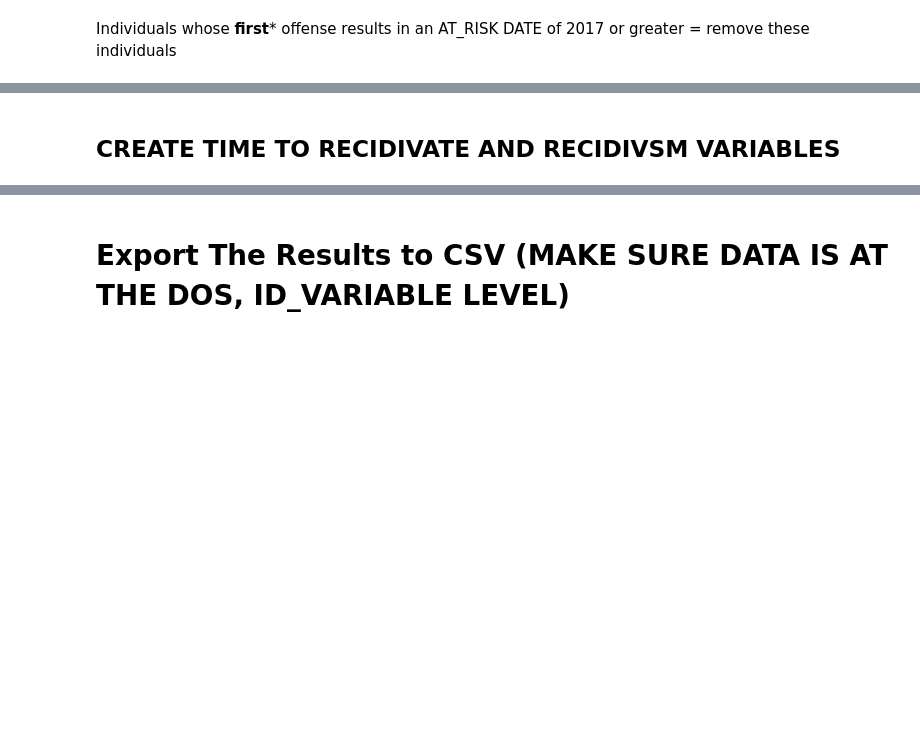
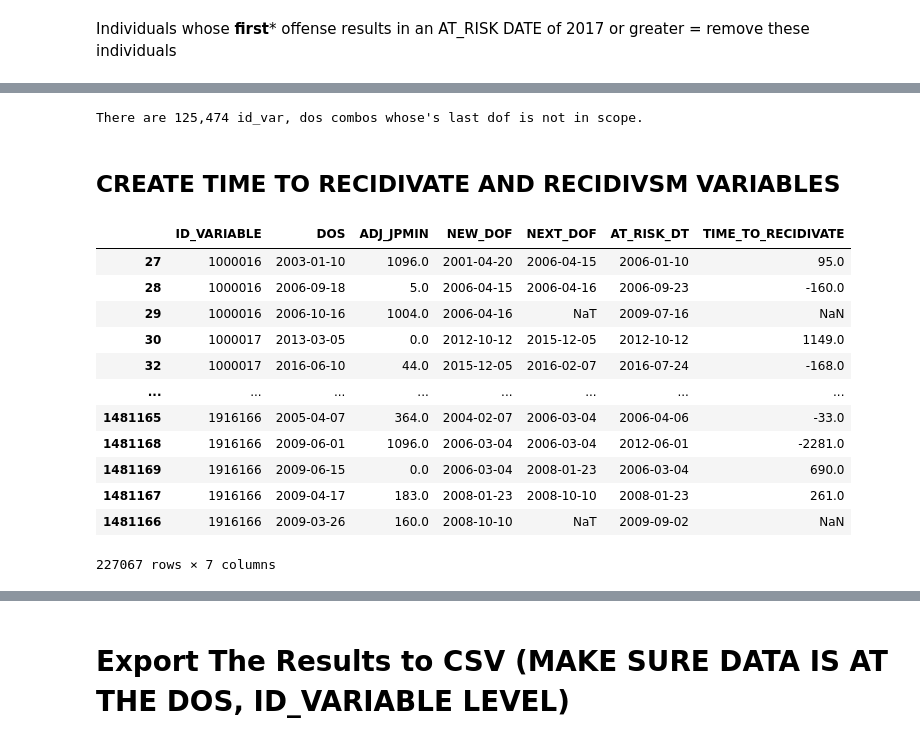
Before and after one commit to aud-z/PA_sentencing, a Jupyter notebook: data_cleaning_pipeline.ipynb, the cells around one changed output, grey strips where cells are left out. Cells and saved outputs as stored; diff of their text form; code cells hidden in the pictures; blank space fills up the shorter version.

```diff
--- a/data_cleaning_pipeline.ipynb
+++ b/data_cleaning_pipeline.ipynb
@@ -429,0 +515,8 @@ just want to remove those whose last next_dof > 2017
+# %%
+df_collapsed["LAST_DOF"] = df_collapsed.loc[df_collapsed["NEXT_DOF"].isnull(), "NEW_DOF"]
+
+#np.where(
+   # df_collapsed['NEXT_DOF'].isnull(), df_collapsed['NEW_DOF'], pd.nan)
+
+
+df_collapsed[["ID_VARIABLE", "DOS", "NEW_DOF", "NEXT_DOF", "LAST_DOF"]]
@@ -430,2 +537,17 @@ just want to remove those whose last next_dof > 2017
+# %%
+#subset the data to only those whose last_dof is before 2017
+before_length = len(df_collapsed)
+
+last_day = pd.to_datetime("2017-01-01")
+
+#subset the dataset to either where the LAST_DOF is null OR LAST_DOF < last_day
+df_collapsed = df_collapsed.loc[(df_collapsed["LAST_DOF"].isnull()) | (df_collapsed["LAST_DOF"] < last_day)]
+
+after_length = len(df_collapsed)
+
+print("There are {:,} id_var, dos combos whose's last dof is not in scope.".format(before_length - after_length))
+df_collapsed[["ID_VARIABLE", "DOS", "NEW_DOF", "NEXT_DOF", "LAST_DOF"]]
+# %% [output]
+There are 125,474 id_var, dos combos whose's last dof is not in scope.
 # %% [markdown]
 ## CREATE TIME TO RECIDIVATE AND RECIDIVSM VARIABLES
@@ -431,0 +556,30 @@ just want to remove those whose last next_dof > 2017
+# %%
+#inspect the results -- an issue where the next_dof is less than the next_dof
+#print(df_collapsed["TIME_TO_RECIDIVATE"].min(), df_collapsed["TIME_TO_RECIDIVATE"].max())
+list_neg_time = list(df_collapsed.loc[df_collapsed["TIME_TO_RECIDIVATE"] < 0]["ID_VARIABLE"])
+neg_time_analysis = df_collapsed.loc[df_collapsed["ID_VARIABLE"].isin(list_neg_time)]
+
+neg_time_analysis[["ID_VARIABLE", "DOS", "ADJ_JPMIN", "NEW_DOF", "NEXT_DOF", "AT_RISK_DT", "TIME_TO_RECIDIVATE"]]
+
+#they committed another offense before their previous at risk date
+# df_collapsed['NEXT_DOF'] = df_collapsed.groupby(['ID_VARIABLE'])['NEW_DOF'].shift(-1).dt.date
+
+# df_collapsed["PREVIOUS_AT_RISK_DT"] = df_collapsed.groupby(['ID_VARIABLE'])['AT_RISK_DT'].shift(1) #.dt.date
+#df_collapsed[["ID_VARIABLE", "DOS", "ADJ_JPMIN", "NEW_DOF", "NEXT_DOF", "AT_RISK_DT", "PREVIOUS_AT_RISK_DT"]]
+
+# test = df_collapsed.loc[df_collapsed["NEXT_DOF"] <df_collapsed["PREVIOUS_AT_RISK_DT"] ]
+# test[["ID_VARIABLE", "DOS", "ADJ_JPMIN", "NEW_DOF", "NEXT_DOF", "AT_RISK_DT", "PREVIOUS_AT_RISK_DT"]]
+# %% [output]
+|  | ID_VARIABLE | DOS | ADJ_JPMIN | NEW_DOF | NEXT_DOF | AT_RISK_DT | TIME_TO_RECIDIVATE |
+| 27 | 1000016 | 2003-01-10 | 1096.0 | 2001-04-20 | 2006-04-15 | 2006-01-10 | 95.0 |
+| 28 | 1000016 | 2006-09-18 | 5.0 | 2006-04-15 | 2006-04-16 | 2006-09-23 | -160.0 |
+| 29 | 1000016 | 2006-10-16 | 1004.0 | 2006-04-16 | NaT | 2009-07-16 | NaN |
+| 30 | 1000017 | 2013-03-05 | 0.0 | 2012-10-12 | 2015-12-05 | 2012-10-12 | 1149.0 |
+| 32 | 1000017 | 2016-06-10 | 44.0 | 2015-12-05 | 2016-02-07 | 2016-07-24 | -168.0 |
+| ... | ... | ... | ... | ... | ... | ... | ... |
+| 1481165 | 1916166 | 2005-04-07 | 364.0 | 2004-02-07 | 2006-03-04 | 2006-04-06 | -33.0 |
+| 1481168 | 1916166 | 2009-06-01 | 1096.0 | 2006-03-04 | 2006-03-04 | 2012-06-01 | -2281.0 |
+| 1481169 | 1916166 | 2009-06-15 | 0.0 | 2006-03-04 | 2008-01-23 | 2006-03-04 | 690.0 |
+| 1481167 | 1916166 | 2009-04-17 | 183.0 | 2008-01-23 | 2008-10-10 | 2008-01-23 | 261.0 |
+| 1481166 | 1916166 | 2009-03-26 | 160.0 | 2008-10-10 | NaT | 2009-09-02 | NaN |
+227067 rows × 7 columns
```
Also changed, not shown: parts of 24 cells of this notebook.
